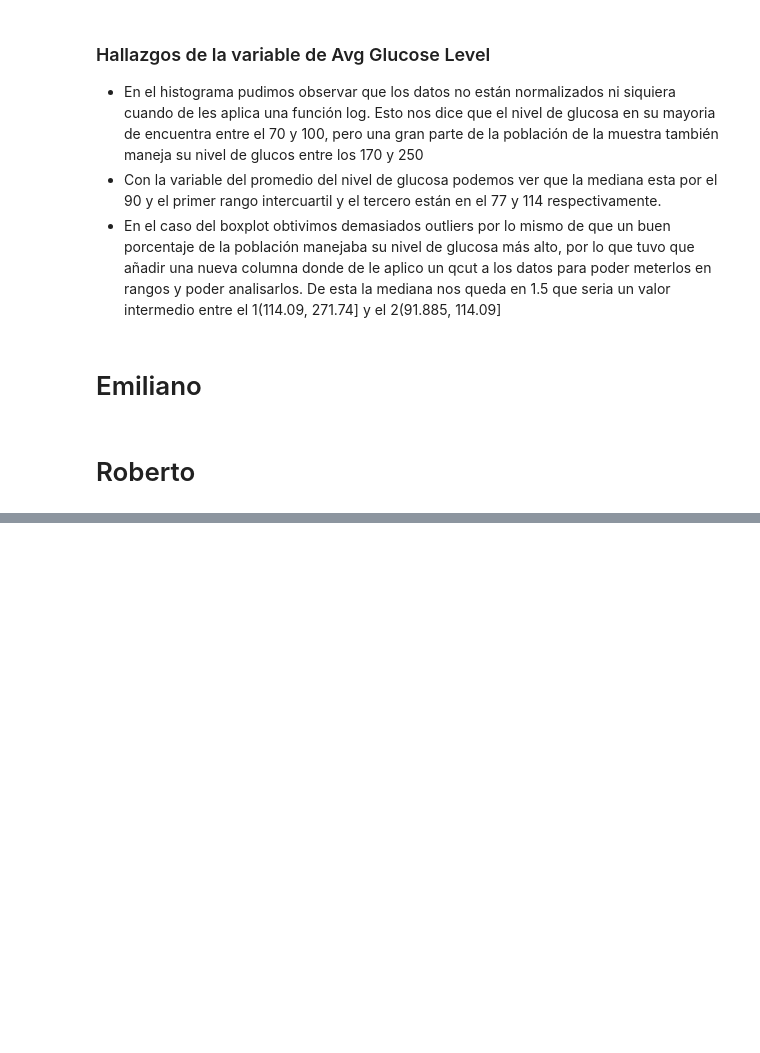
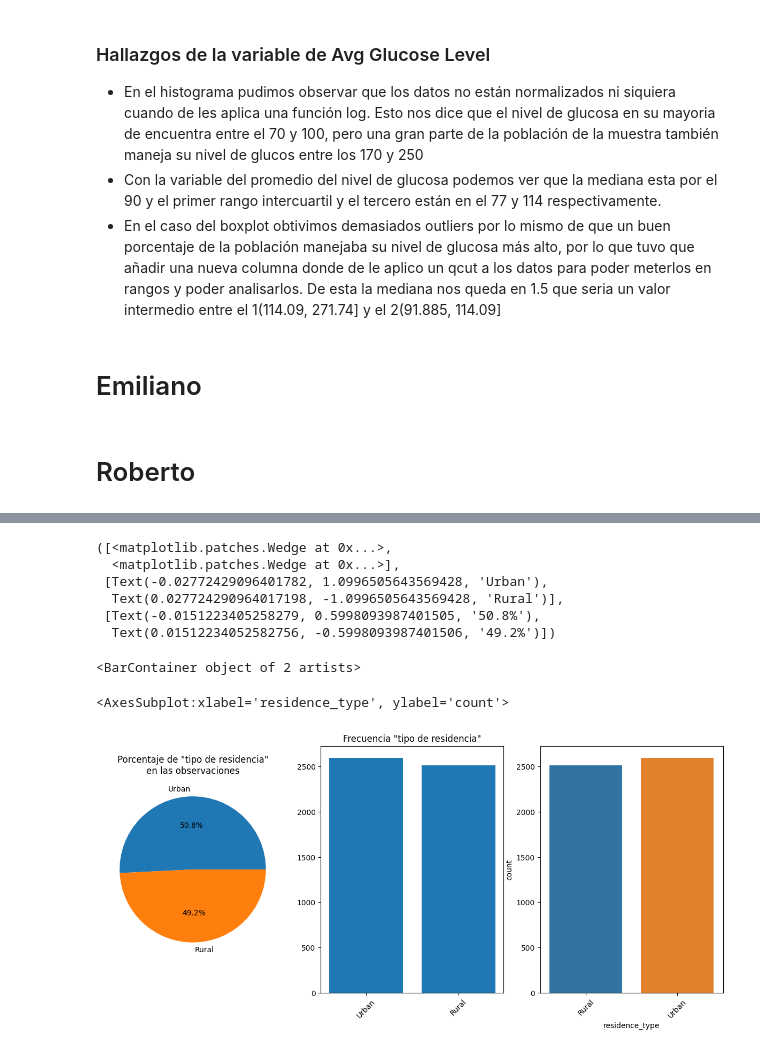
Before and after one commit to SamQuintero/PAD, a Jupyter notebook: analisis.ipynb, the cells around one changed output, grey strips where cells are left out. Saved outputs shown, nothing was run; the diff lists cells and outputs as text; code cells hidden in the pictures; blank space fills up the shorter version.

```diff
--- a/analisis.ipynb
+++ b/analisis.ipynb
@@ -603,0 +777,12 @@ sns.histplot(data=data, x="avg_glucose_level", hue='avg_glucose_bn',kde=True, el
+# %%
+# creamos los procentajes los datos
+percentage_residence_t=data.residence_type.value_counts(normalize=True)*100
+percentage_residence_t
+
+#labels
+labels_residence_t = percentage_residence_t.index.categories
+labels_residence_t
+
+#Creamos las frecuencias de cada categoria
+freq_residence_t=data.residence_type.value_counts()
+freq_residence_t
@@ -603,0 +799,28 @@ sns.histplot(data=data, x="avg_glucose_level", hue='avg_glucose_bn',kde=True, el
+# %%
+# Creamos las graficas graficas
+
+fig, ax = plt.subplots(1,3, figsize=(15,6))
+#Pie
+ax[0].pie(percentage_residence_t,
+        labels=percentage_residence_t.index,
+        autopct="%.1f%%")
+ax[0].title.set_text('Porcentaje de "tipo de residencia"\nen las observaciones')
+#Bar - Countplot
+ax[1].bar(freq_residence_t.index,
+        height=freq_residence_t.values)
+ax[1].title.set_text('Frecuencia "tipo de residencia"')
+sns.countplot(data=data, x ="residence_type",ax=ax[2])
+ax[1].tick_params(axis='x', rotation=45)
+ax[2].tick_params(axis='x', rotation=45)
+
+plt.show()
+# %% [output]
+([<matplotlib.patches.Wedge at 0x...>,
+  <matplotlib.patches.Wedge at 0x...>],
+ [Text(-0.02772429096401782, 1.0996505643569428, 'Urban'),
+  Text(0.027724290964017198, -1.0996505643569428, 'Rural')],
+ [Text(-0.0151223405258279, 0.5998093987401505, '50.8%'),
+  Text(0.01512234052582756, -0.5998093987401506, '49.2%')])
+<BarContainer object of 2 artists>
+<AxesSubplot:xlabel='residence_type', ylabel='count'>
+[figure, added]
```
Also changed, not shown: parts of 14 cells of this notebook.
